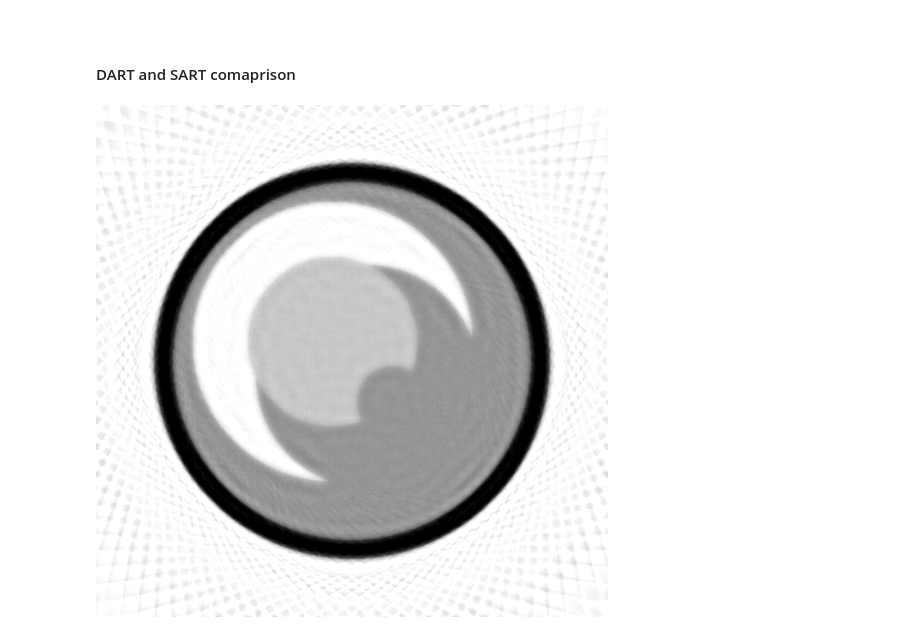
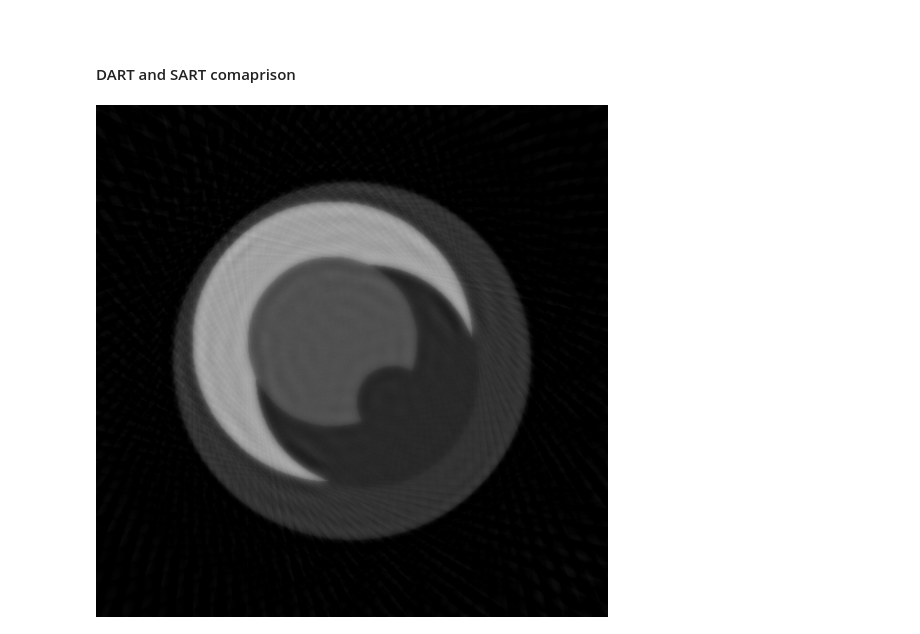
Before and after one commit to OhGreat/DART_python, a Jupyter notebook: dart_steps_test.ipynb, the cells around one changed output. Saved outputs shown, nothing was run; the diff lists cells and outputs as text; code cells hidden in the pictures.

```diff
--- a/dart_steps_test.ipynb
+++ b/dart_steps_test.ipynb
@@ -117,21 +123,21 @@ DART and SART comaprison
 </h4>
 # %%
 # prepare all the data
-img = semilunars[0]
+img = np.array(Image.open("phantoms/semilunars/semilunar0.png"), dtype=np.uint8)
 img_width, img_height = img.shape
 gray_lvls = [0, 150, 255]
 vol_geom = astra.creators.create_vol_geom([img_width,img_height])
 phantom_id = astra.data2d.create('-vol', vol_geom, data=img)
 projector_id, sino_id, sinogram = project_from_2D(phantom_id,
                                                 vol_geom,50,1.0,
                                                 use_gpu=True)
 
 sart_res_id, sart_res = DART().SART(vol_geom, projector_id, sino_id, 2000, use_gpu=True)
 sart_res[sart_res > 255] = 255
 sart_res[sart_res < 0] = 0
 Image.fromarray(sart_res.astype(np.uint8))
 # %% [output]
-[figure, old version]
+[figure, new version]
 # %%
 print("DART mean error",np.abs(img - dart_res).mean())
 print("SART mean error",np.abs(img - sart_res).mean())
```
Also changed, not shown: parts of 4 cells of this notebook, 15 other files.
